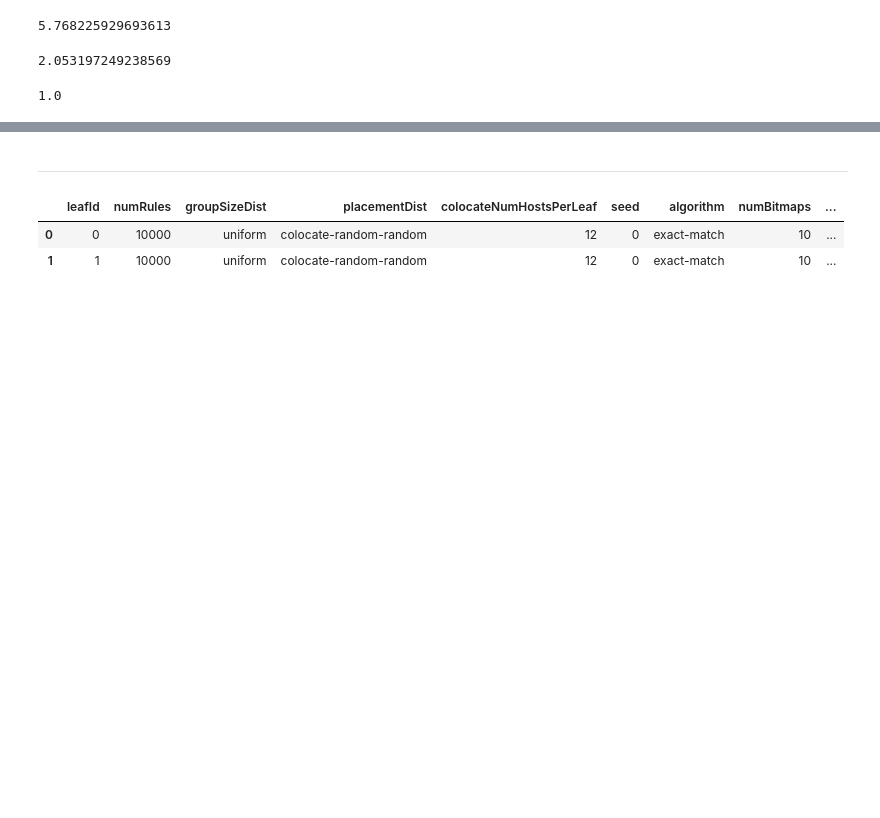
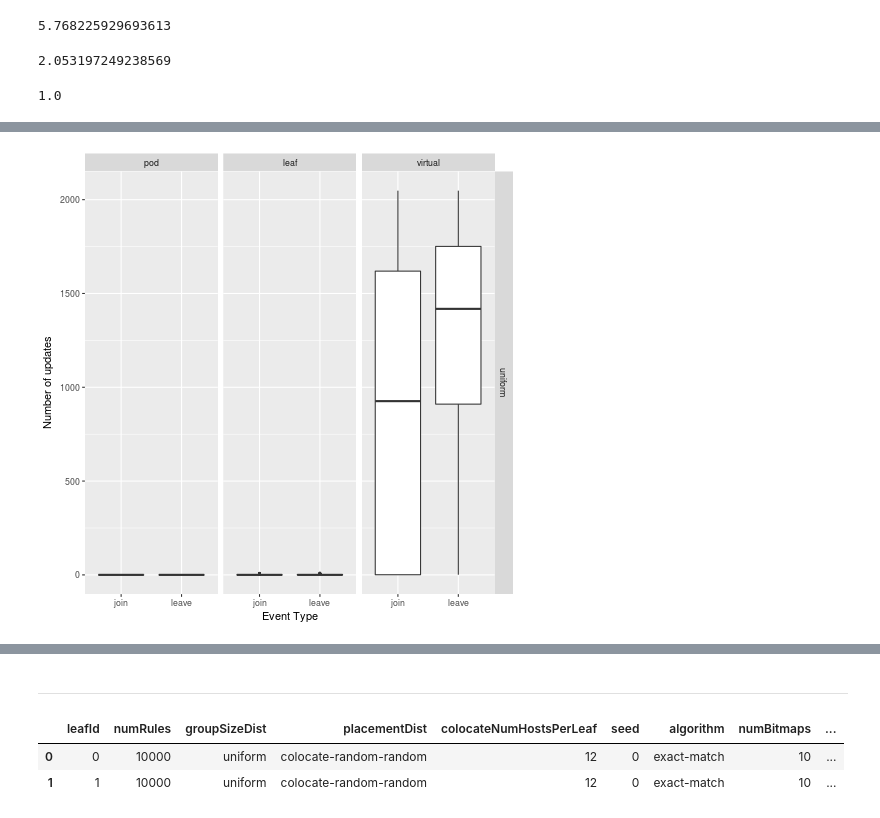
Before and after one commit to Elmo-MCast/numerical-evals, a Jupyter notebook: notebooks/temp/temp.ipynb, the cells around one changed output, grey strips where cells are left out. Cells and saved outputs as stored; diff of their text form; code cells hidden in the pictures; blank space fills up the shorter version.

```diff
--- a/notebooks/temp/temp.ipynb
+++ b/notebooks/temp/temp.ipynb
@@ -59,6 +59,7 @@ plotTheme <- theme(legend.title=element_blank(), legend.position="top", legend.t
 # %%
 directory = '../../output/'
 folders = glob.glob(directory + 'logs*')
+dynamic_folders = glob.glob(directory + 'dynamic-logs*')
 # %%
 vmCountPerTenant = DataSetAsDataFrame('vm_count_per_tenant.csv',
                                       folders,
@@ -264,3 +265,8 @@ temp['overlayTraffic']/temp['multicastTraffic']
 temp['baseeratTraffic']/temp['multicastTraffic']
 # %% [output]
 1.0
+# %%
+switchUpdateCount = DataSetAsDataFrame('switch_update_count.csv',
+                                       dynamic_folders,
+                                       ['updates', 'switch', 'event'],
+                                       header=0)
@@ -266,0 +279,12 @@ temp['baseeratTraffic']/temp['multicastTraffic']
+# %%
+%%R -i switchUpdateCount
+ggplot(switchUpdateCount) +
+   geom_boxplot(aes(y=updates, x=factor(event)),
+                outlier.size=0.5) +
+   facet_grid(groupSizeDist ~ factor(switch, levels=c('pod','leaf','virtual'))) +
+   xlab("Event Type") +
+   ylab("Number of updates") +
+   plotTheme
+# ggsave(plt, file="switch_event_types_to_update_count.jpg")
+# %% [output]
+[figure, added]
```
Also changed, not shown: parts of 4 cells of this notebook, 2 other files.
